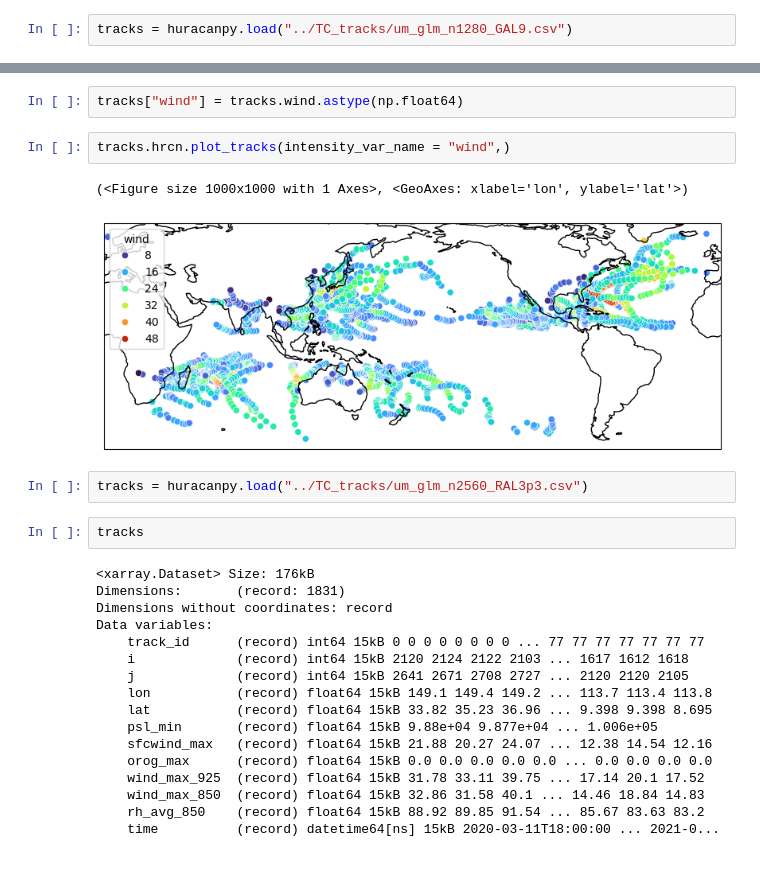
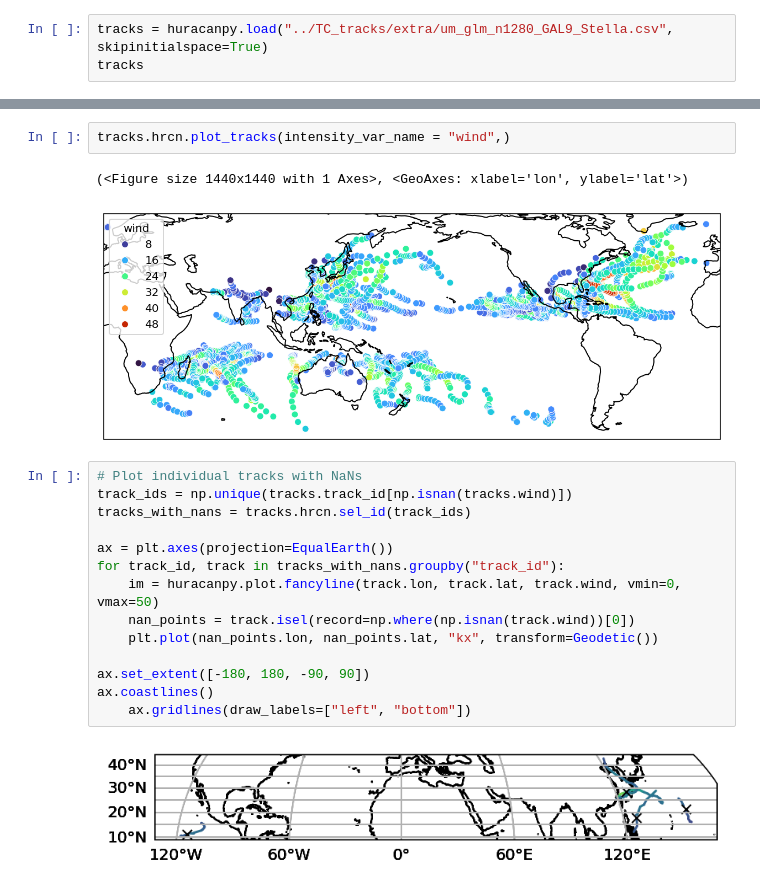
Before and after one commit to trackow/hk25-teams, a Jupyter notebook: hk25-TropCyc/notebooks/check_tracks.ipynb, the cells around one changed output, grey strips where cells are left out. Cells and saved outputs as stored; diff of their text form.

Commit message:
Fix leading space on nan loading and add plot showing tracks with NaNs for wind

```diff
--- a/hk25-TropCyc/notebooks/check_tracks.ipynb
+++ b/hk25-TropCyc/notebooks/check_tracks.ipynb
@@ -5,2 +7,3 @@ import numpy as np
 # %%
-tracks = huracanpy.load("../TC_tracks/um_glm_n1280_GAL9.csv")
+tracks = huracanpy.load("../TC_tracks/extra/um_glm_n1280_GAL9_Stella.csv", skipinitialspace=True)
+tracks
@@ -7,28 +23,21 @@ tracks = huracanpy.load("../TC_tracks/um_glm_n1280_GAL9.csv")
-# %%
-tracks["wind"] = tracks.wind.astype(np.float64)
 # %%
 tracks.hrcn.plot_tracks(intensity_var_name = "wind",)
 # %% [output]
-(<Figure size 1000x1000 with 1 Axes>, <GeoAxes: xlabel='lon', ylabel='lat'>)
+(<Figure size 1440x1440 with 1 Axes>, <GeoAxes: xlabel='lon', ylabel='lat'>)
-[figure, old version]
+[figure, new version]
 # %%
-tracks = huracanpy.load("../TC_tracks/um_glm_n2560_RAL3p3.csv")
+# Plot individual tracks with NaNs
+track_ids = np.unique(tracks.track_id[np.isnan(tracks.wind)])
+tracks_with_nans = tracks.hrcn.sel_id(track_ids)
+
+ax = plt.axes(projection=EqualEarth())
+for track_id, track in tracks_with_nans.groupby("track_id"):
+    im = huracanpy.plot.fancyline(track.lon, track.lat, track.wind, vmin=0, vmax=50)
+    nan_points = track.isel(record=np.where(np.isnan(track.wind))[0])
+    plt.plot(nan_points.lon, nan_points.lat, "kx", transform=Geodetic())
+
+ax.set_extent([-180, 180, -90, 90])
+ax.coastlines()
+    ax.gridlines(draw_labels=["left", "bottom"])
+# %% [output]
+[figure, added]
-# %%
-tracks
-# %% [output]
-<xarray.Dataset> Size: 176kB
-Dimensions:       (record: 1831)
-Dimensions without coordinates: record
-Data variables:
-    track_id      (record) int64 15kB 0 0 0 0 0 0 0 0 ... 77 77 77 77 77 77 77
-    i             (record) int64 15kB 2120 2124 2122 2103 ... 1617 1612 1618
-    j             (record) int64 15kB 2641 2671 2708 2727 ... 2120 2120 2105
-    lon           (record) float64 15kB 149.1 149.4 149.2 ... 113.7 113.4 113.8
-    lat           (record) float64 15kB 33.82 35.23 36.96 ... 9.398 9.398 8.695
-    psl_min       (record) float64 15kB 9.88e+04 9.877e+04 ... 1.006e+05
-    sfcwind_max   (record) float64 15kB 21.88 20.27 24.07 ... 12.38 14.54 12.16
-    orog_max      (record) float64 15kB 0.0 0.0 0.0 0.0 0.0 ... 0.0 0.0 0.0 0.0
-    wind_max_925  (record) float64 15kB 31.78 33.11 39.75 ... 17.14 20.1 17.52
-    wind_max_850  (record) float64 15kB 32.86 31.58 40.1 ... 14.46 18.84 14.83
-    rh_avg_850    (record) float64 15kB 88.92 89.85 91.54 ... 85.67 83.63 83.2
-    time          (record) datetime64[ns] 15kB 2020-03-11T18:00:00 ... 2021-0...
```
Also changed, not shown: parts of 2 cells of this notebook.
